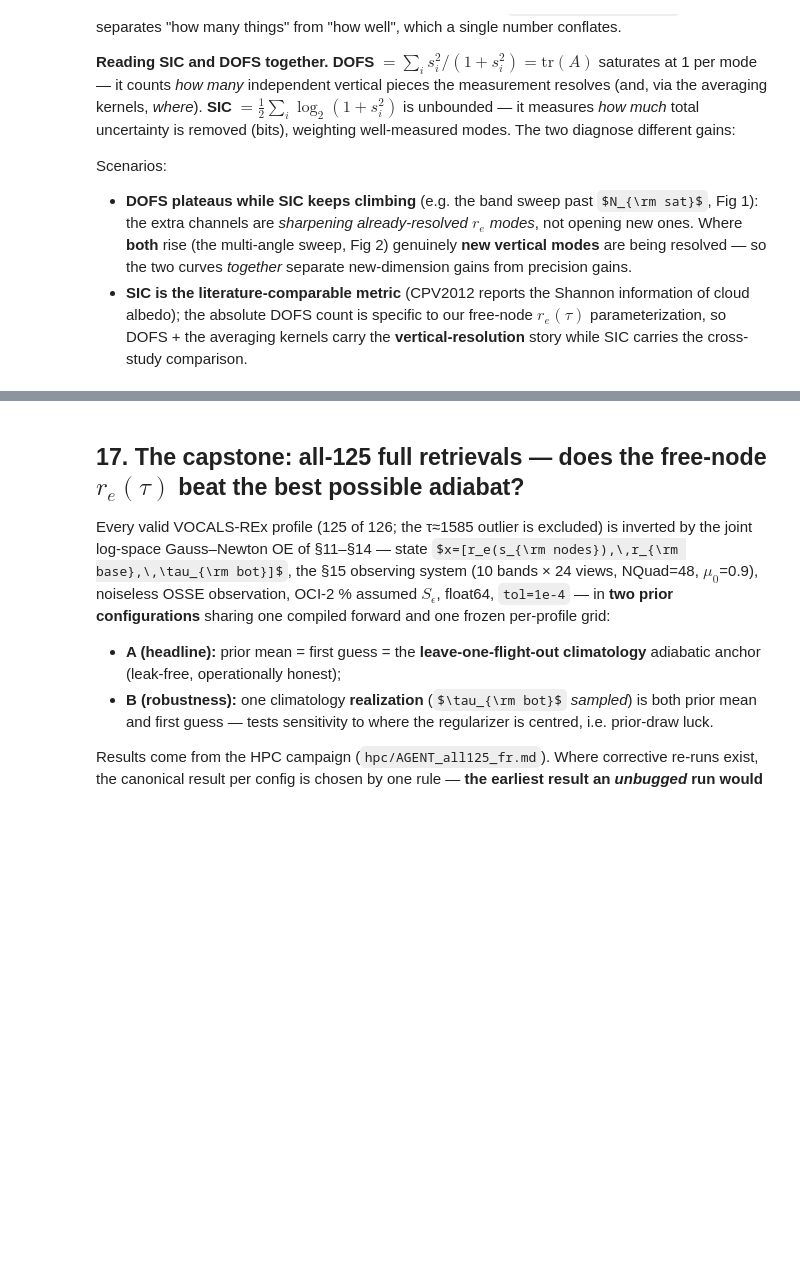
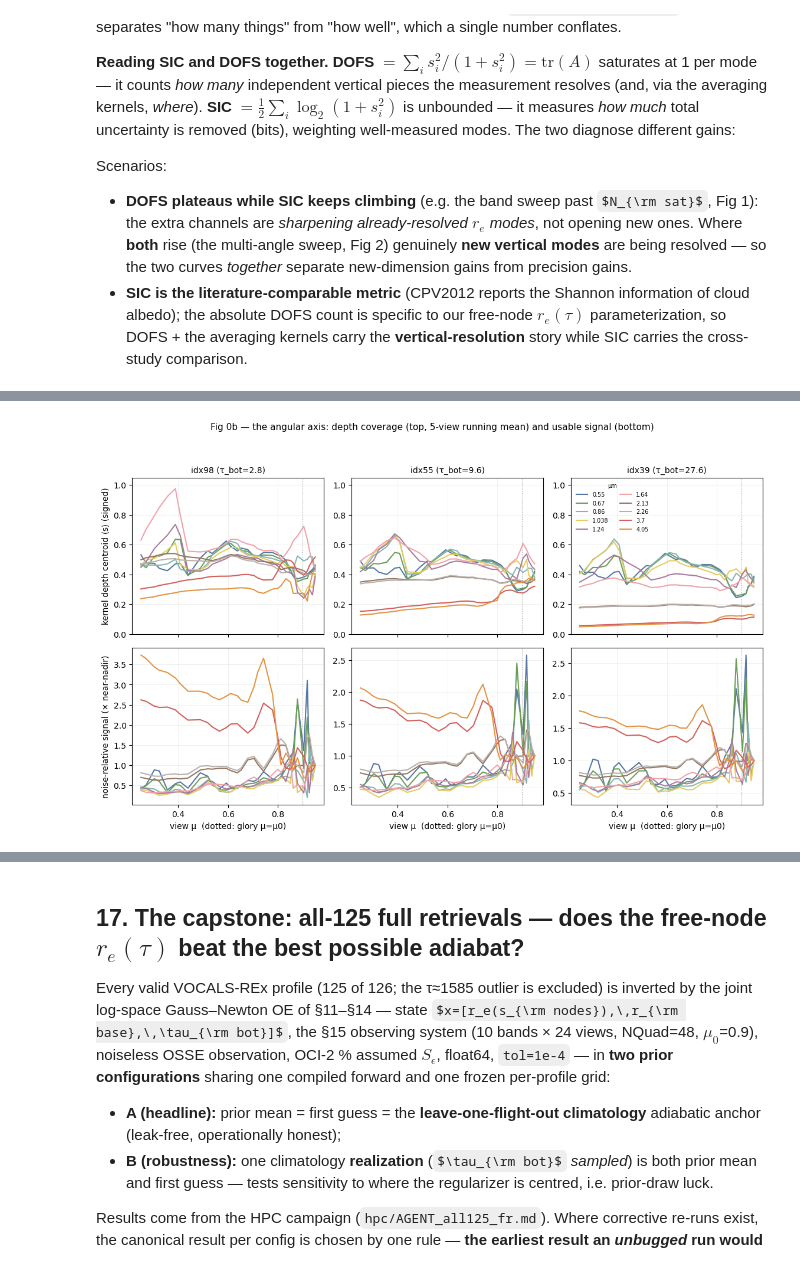
Before and after one commit to dhjx1996/Pythonic-DISORT_inhomogeneous_atmosphere, a Jupyter notebook: docs/riccati_solver_VOCALS_retrieval.ipynb, the cells around one changed output, grey strips where cells are left out. Drawn from its saved outputs; the diff is of its cells as text; code cells hidden in the pictures; some formulas as TeX source; blank space fills up the shorter version.

```diff
--- a/docs/riccati_solver_VOCALS_retrieval.ipynb
+++ b/docs/riccati_solver_VOCALS_retrieval.ipynb
@@ -1310,0 +1059,44 @@ fig.tight_layout(); plt.show()
+# %%
+# Fig 0b — the angular axis: signed-centroid depth vs view µ (top; purity-masked, 5-view
+# running mean — the raw per-view jitter is real, tol-converged texture per the gate above)
+# and noise-relative signal ∫|K|/σ ds vs µ (bottom, ÷ own near-nadir). Dotted: glory µ_v=µ_0.
+MU0 = 0.9
+
+def smooth_nan(y, k=5):
+    y = np.asarray(y, float); valid = np.isfinite(y)
+    yz, v = np.where(valid, y, 0.), valid.astype(float)
+    pad = k // 2
+    yz = np.r_[np.repeat(yz[0], pad), yz, np.repeat(yz[-1], pad)]
+    v = np.r_[np.repeat(v[0], pad), v, np.repeat(v[-1], pad)]
+    num, den = np.convolve(yz, np.ones(k), 'valid'), np.convolve(v, np.ones(k), 'valid')
+    return np.divide(num, den, out=np.full(num.shape, np.nan), where=den > 0)
+
+fig, axes = plt.subplots(2, 3, figsize=(11.5, 7.2), sharex=True)
+for col, idx in enumerate(IDXS):
+    z, s, K = load_probe(idx)
+    bands = np.asarray(z['bands'], float); vmu = np.asarray(z['view_mu'], float)
+    sig = np.asarray(z['sigma_full'], float).reshape(len(bands), len(vmu))
+    order = np.argsort(vmu)
+    for b, lam in enumerate(bands):
+        cen = np.array([np.trapezoid(K[b, v]/np.trapezoid(K[b, v], s)*s, s) for v in order])
+        purity = np.array([abs(np.trapezoid(K[b, v], s))/np.trapezoid(np.abs(K[b, v]), s)
+                           for v in order])
+        cen = smooth_nan(np.where(purity > .5, cen, np.nan))
+        amp = np.trapezoid(np.abs(K[b, order]), s, axis=1) / sig[b, order]
+        c = BAND_C[round(float(lam), 3)]
+        axes[0, col].plot(vmu[order], cen, color=c, lw=1.5, label=f'{lam:g}')
+        axes[1, col].plot(vmu[order], amp/amp[np.argmax(vmu[order])], color=c, lw=1.5)
+    axes[0, col].set_ylim(0, 1.05)
+    for r in (0, 1):
+        axes[r, col].axvline(MU0, color='#999', lw=.8, ls=':')
+        axes[r, col].grid(alpha=.25, lw=.5)
+    axes[0, col].set_title(f"idx{idx} (τ_bot={float(z['tau_bot']):.1f})", fontsize=10)
+    axes[1, col].set_xlabel('view µ  (dotted: glory µ=µ0)')
+axes[0, 0].set_ylabel('kernel depth centroid ⟨s⟩ (signed)')
+axes[1, 0].set_ylabel('noise-relative signal (× near-nadir)')
+axes[0, 2].legend(fontsize=7, ncol=2, frameon=False, title='µm', title_fontsize=7)
+fig.suptitle('Fig 0b — the angular axis: depth coverage (top, 5-view running mean) and '
+             'usable signal (bottom)', fontsize=11)
+fig.tight_layout(rect=(0, 0, 1, 0.94)); plt.show()
+# %% [output]
+[figure, added]
```
Also changed, not shown: parts of 30 cells of this notebook, 12 other files.
